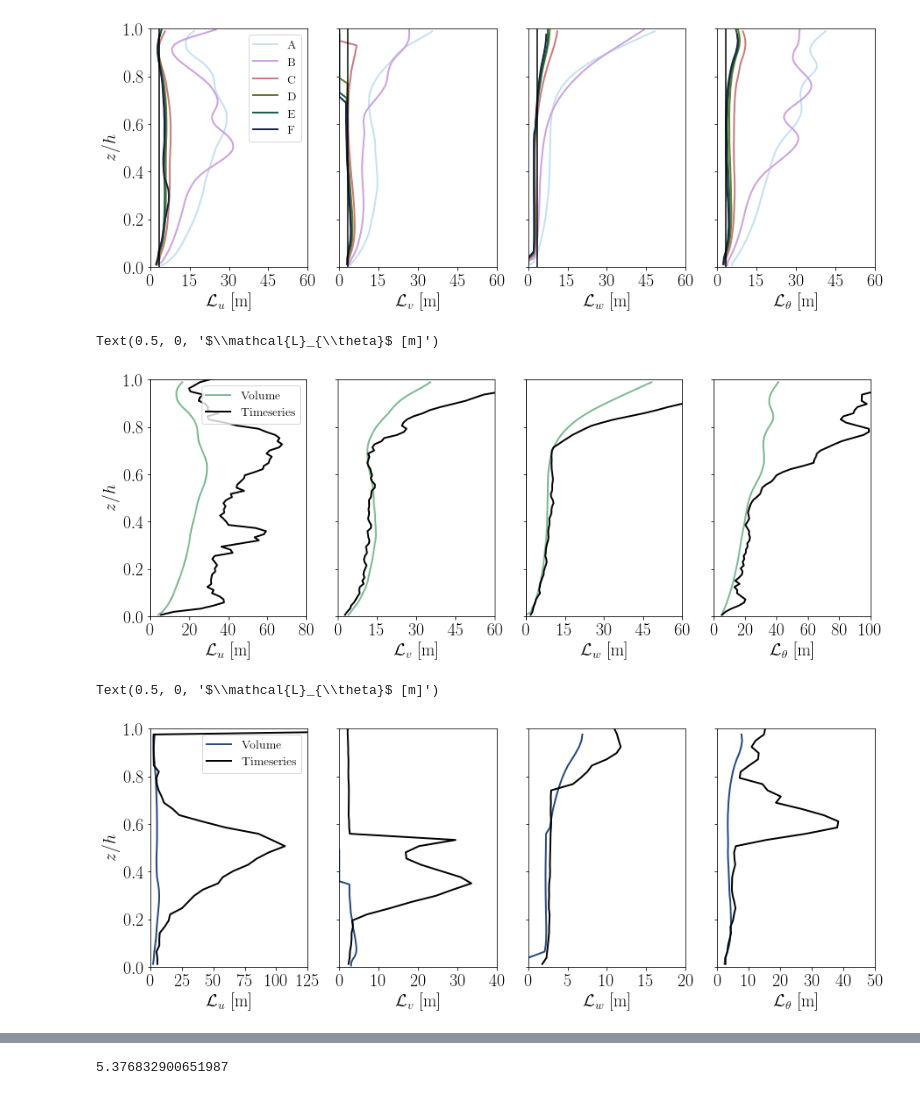
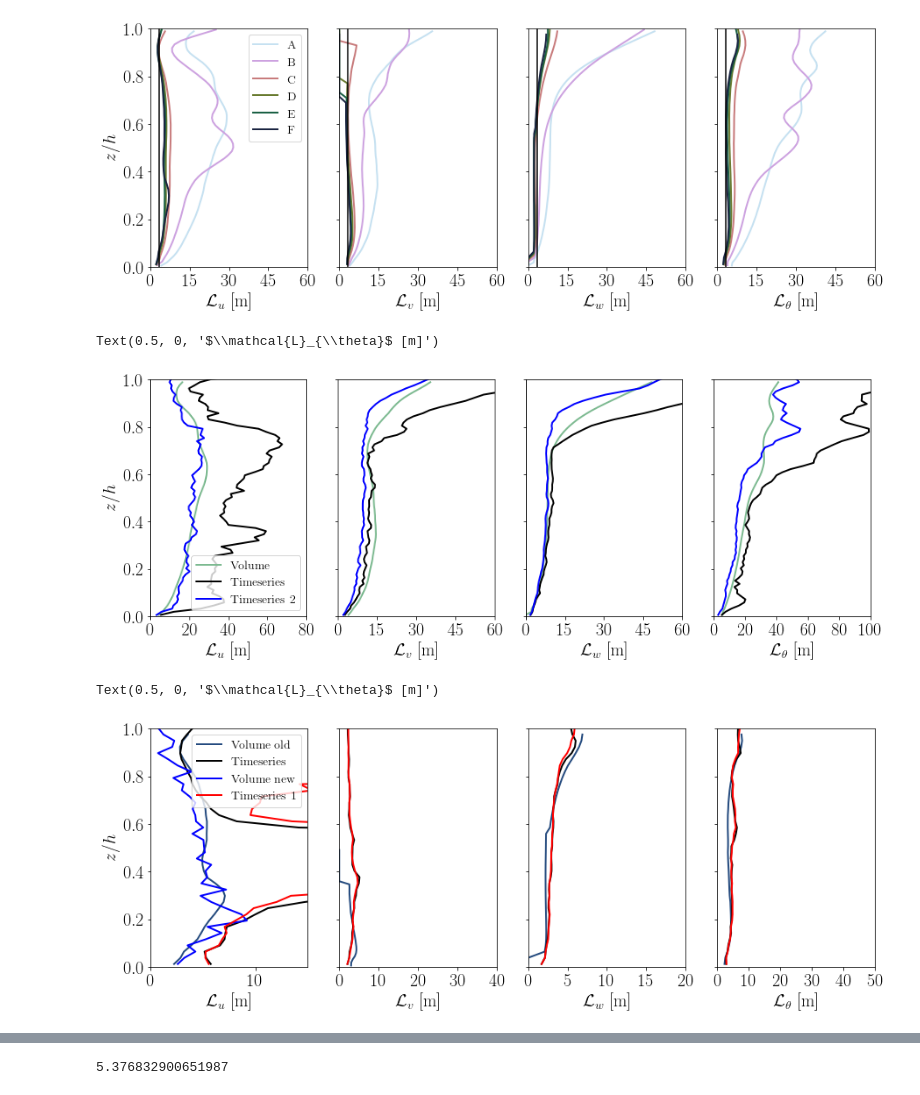
Before and after one commit to bgreene777/SBL_LES, a Jupyter notebook: ipynb/plot_RFMnc.ipynb, the cells around one changed output, grey strips where cells are left out. Saved outputs shown, nothing was run; the diff lists cells and outputs as text; code cells hidden in the pictures.

```diff
--- a/ipynb/plot_RFMnc.ipynb
+++ b/ipynb/plot_RFMnc.ipynb
@@ -44,6 +44,7 @@ sall = []
 Lall = []
 Aall = []
 err = []
+Call, pall = [], []
 # loop over sims and load stats, spectrogram data
 for sim in sims:
     dnc = f"/home/bgreene/simulations/{sim}_192/output/netcdf/"
@@ -65,6 +66,9 @@ for sim in sims:
     # load error files
     e = xr.load_dataset(dnc+"err.nc")
     err.append(e)
+    # load RFM coefficients
+    Call.append(xr.load_dataset(dnc+"fit_C.nc"))
+    pall.append(xr.load_dataset(dnc+"fit_p.nc"))
 
 # define colormap based on number of simulations
 nsim = len(sims)
@@ -120,21 +124,26 @@ for iax in ax1:
 # plot lengthscales from timeseries for comparison
 # load ts file
 Lts = xr.load_dataset(dnc_all[0]+"L_ts.nc")
+Lts2 = xr.load_dataset(dnc_all[0]+"L_ts_2.nc")
 # four panel: u, v, w, theta
 fig1b, ax1b = plt.subplots(nrows=1, ncols=4, sharey=True, figsize=(14.8, 5))
 # u
 ax1b[0].plot(Lall[0].u_rot, Lall[0].z/sall[0].h, ls="-",
              lw=2, c=colors[0], label="Volume")
 ax1b[0].plot(Lts.u, Lts.z/sall[0].h, ls="-", lw=2, c="k", label="Timeseries")
+ax1b[0].plot(Lts2.u, Lts.z/sall[0].h, ls="-", lw=2, c="b", label="Timeseries 2")
 # v
 ax1b[1].plot(Lall[0].v_rot, Lall[0].z/sall[0].h, ls="-", lw=2, c=colors[0])
 ax1b[1].plot(Lts.v, Lts.z/sall[0].h, ls="-", lw=2, c="k")
+ax1b[1].plot(Lts2.v, Lts.z/sall[0].h, ls="-", lw=2, c="b")
 # w
 ax1b[2].plot(Lall[0].w, Lall[0].z/sall[0].h, ls="-", lw=2, c=colors[0])
 ax1b[2].plot(Lts.w, Lts.z/sall[0].h, ls="-", lw=2, c="k")
+ax1b[2].plot(Lts2.w, Lts.z/sall[0].h, ls="-", lw=2, c="b")
 # theta
 ax1b[3].plot(Lall[0].theta, Lall[0].z/sall[0].h, ls="-", lw=2, c=colors[0])
 ax1b[3].plot(Lts.theta, Lts.z/sall[0].h, ls="-", lw=2, c="k")
+ax1b[3].plot(Lts2.theta, Lts.z/sall[0].h, ls="-", lw=2, c="b")
 # labels
 ax1b[0].legend(fontsize=14)
 ax1b[0].set_ylim([0, 1])
@@ -156,45 +165,56 @@ ax1b[3].xaxis.set_major_locator(MultipleLocator(20))
 ax1b[3].set_xlabel("$\\mathcal{L}_{\\theta}$ [m]")
 # %% [output]
 Text(0.5, 0, '$\\mathcal{L}_{\\theta}$ [m]')
-[figure, old version]
+[figure, new version]
 # %%
 # plot lengthscales from timeseries for comparison
 # load ts file
 Lts = xr.load_dataset(dnc_all[-1]+"L_ts.nc")
+Lts2 = xr.load_dataset(dnc_all[-1]+"L_ts_2.nc")
+Lts1 = xr.load_dataset(dnc_all[-1]+"L_ts_1.nc")
+Lvol = xr.load_dataset(dnc_all[-1]+"L_vol.nc")
 # four panel: u, v, w, theta
 fig1b, ax1b = plt.subplots(nrows=1, ncols=4, sharey=True, figsize=(14.8, 5))
 # u
 ax1b[0].plot(Lall[-1].u_rot, Lall[-1].z/sall[-1].h, ls="-",
-             lw=2, c=colors[-1], label="Volume")
+             lw=2, c=colors[-1], label="Volume old")
 ax1b[0].plot(Lts.u, Lts.z/sall[-1].h, ls="-", lw=2, c="k", label="Timeseries")
+ax1b[0].plot(Lvol.u, Lvol.z/sall[-1].h, ls="-", lw=2, c="b", label="Volume new")
+ax1b[0].plot(Lts1.u, Lts.z/sall[-1].h, ls="-", lw=2, c="r", label="Timeseries 1")
 # v
 ax1b[1].plot(Lall[-1].v_rot, Lall[-1].z/sall[0].h, ls="-", lw=2, c=colors[-1])
 ax1b[1].plot(Lts.v, Lts.z/sall[-1].h, ls="-", lw=2, c="k")
+# ax1b[1].plot(Lvol.v, Lts.z/sall[-1].h, ls="-", lw=2, c="b")
+ax1b[1].plot(Lts1.v, Lts.z/sall[-1].h, ls="-", lw=2, c="r")
 # w
 ax1b[2].plot(Lall[-1].w, Lall[-1].z/sall[-1].h, ls="-", lw=2, c=colors[-1])
 ax1b[2].plot(Lts.w, Lts.z/sall[-1].h, ls="-", lw=2, c="k")
+# ax1b[2].plot(Lvol.w, Lts.z/sall[-1].h, ls="-", lw=2, c="b")
+ax1b[2].plot(Lts1.w, Lts.z/sall[-1].h, ls="-", lw=2, c="r")
 # theta
 ax1b[3].plot(Lall[-1].theta, Lall[-1].z/sall[-1].h, ls="-", lw=2, c=colors[-1])
 ax1b[3].plot(Lts.theta, Lts.z/sall[-1].h, ls="-", lw=2, c="k")
+# ax1b[3].plot(Lvol.theta, Lts.z/sall[-1].h, ls="-", lw=2, c="b")
+ax1b[3].plot(Lts1.theta, Lts.z/sall[-1].h, ls="-", lw=2, c="r")
 # labels
 ax1b[0].legend(fontsize=14)
 ax1b[0].set_ylim([0, 1])
 ax1b[0].set_ylabel("$z/h$")
-ax1b[0].set_xlim([0, 125])
-ax1b[0].xaxis.set_major_locator(MultipleLocator(25))
+ax1b[0].set_xlim([0, 15])
+# ax1b[0].xaxis.set_major_locator(MultipleLocator(25))
 ax1b[0].set_xlabel("$\\mathcal{L}_u$ [m]")
 
 ax1b[1].set_xlim([0, 40])
 ax1b[1].xaxis.set_major_locator(MultipleLocator(10))
 ax1b[1].set_xlabel("$\\mathcal{L}_v$ [m]")
 
 ax1b[2].set_xlim([0, 20])
 ax1b[2].xaxis.set_major_locator(MultipleLocator(5))
 ax1b[2].set_xlabel("$\\mathcal{L}_w$ [m]")
 
 ax1b[3].set_xlim([0, 50])
 ax1b[3].xaxis.set_major_locator(MultipleLocator(10))
 ax1b[3].set_xlabel("$\\mathcal{L}_{\\theta}$ [m]")
 # %% [output]
 Text(0.5, 0, '$\\mathcal{L}_{\\theta}$ [m]')
-[figure, old version]
+[figure, new version]
```
Also changed, not shown: parts of 11 cells of this notebook, 1 other file.
